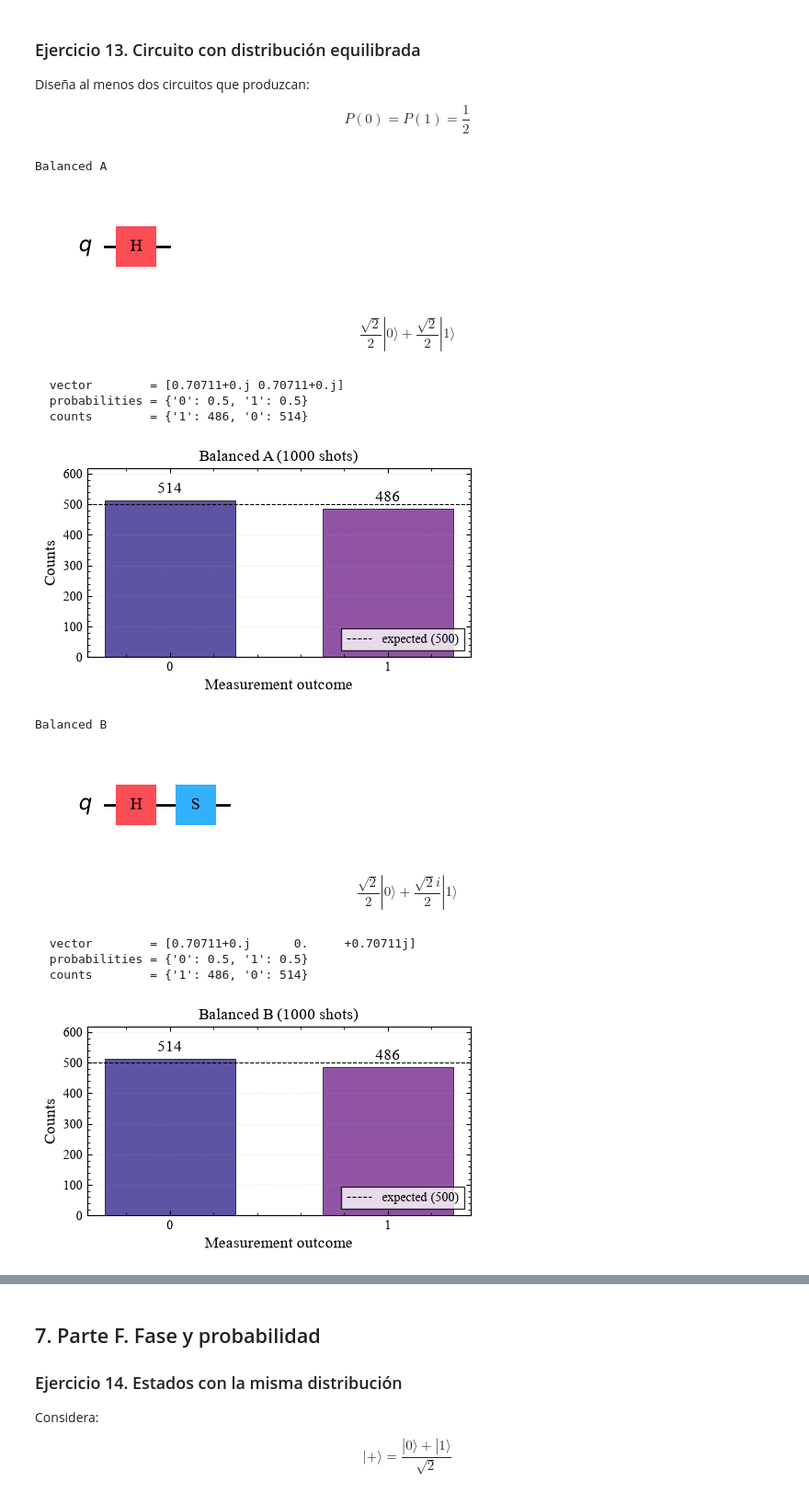
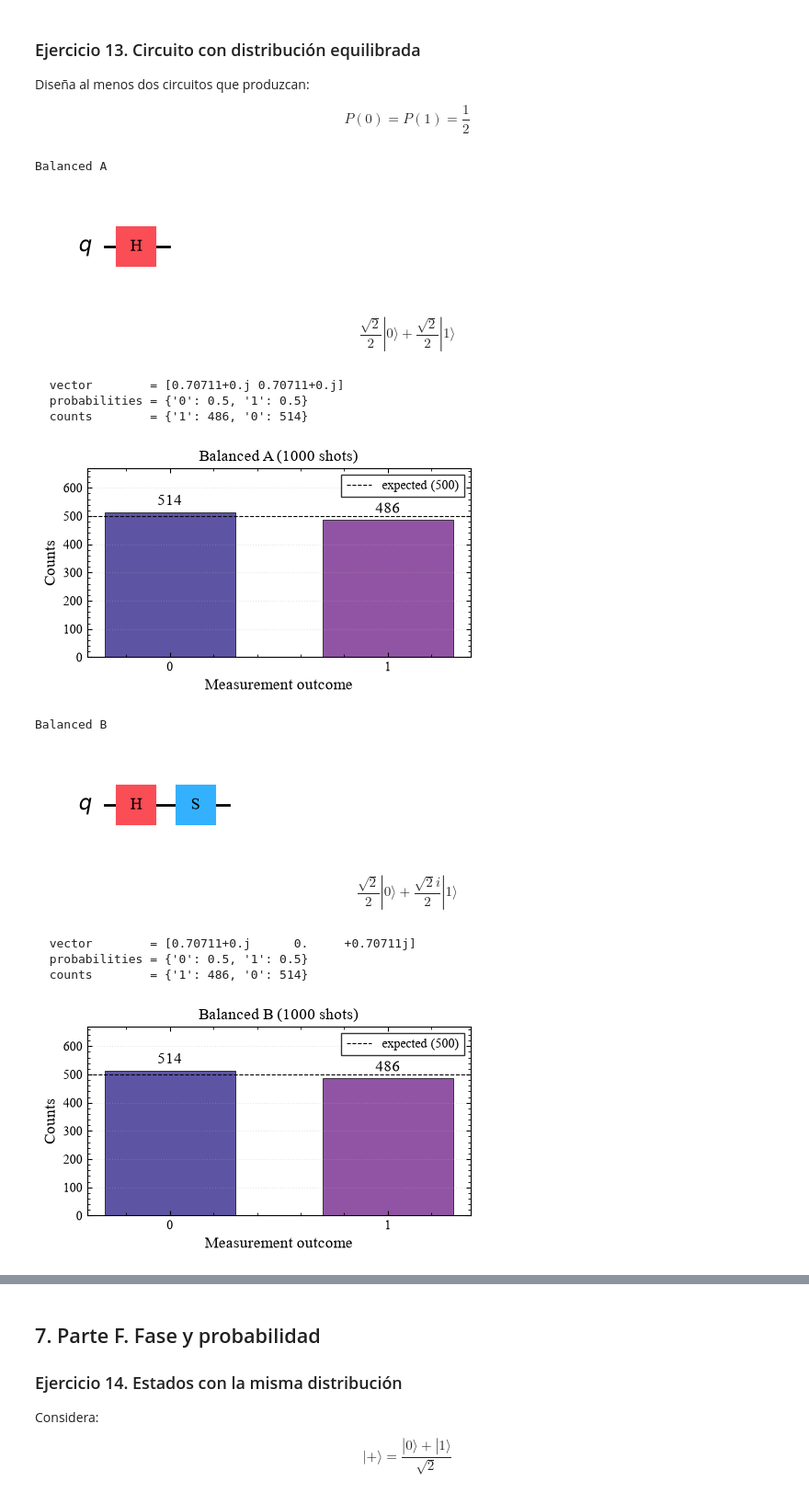
Before and after one commit to SashVqz/cocu, a Jupyter notebook: tema3/practica02.ipynb, the cells around one changed output, grey strips where cells are left out. Shown at 92% size. Saved outputs shown, nothing was run; the diff lists cells and outputs as text; code cells hidden in the pictures.

```diff
--- a/tema3/practica02.ipynb
+++ b/tema3/practica02.ipynb
@@ -862,11 +864,11 @@ $$
 # %%
 balancedCircuits = []
 
-qceA = QuantumCircuit(1)  # |+>
+qceA = QuantumCircuit(1)
 qceA.h(0)
 balancedCircuits.append(("Balanced A", qceA))
 
-qceB = QuantumCircuit(1)  # S|+> = |+i>
+qceB = QuantumCircuit(1)
 qceB.h(0)
 qceB.s(0)
 balancedCircuits.append(("Balanced B", qceB))
@@ -883,43 +885,43 @@ for name, qc in balancedCircuits:
     display(state.draw("latex"))
     print(f"  vector        = {state.data}")
     print(f"  probabilities = {probsDict(state)}")
     print(f"  counts        = {counts}")
 
     labels = sorted(counts)
     values = [counts[k] for k in labels]
 
     fig, ax = plt.subplots(figsize=(5, 3))
     bars = ax.bar(labels, values, color=[COLOR_TARGET, COLOR_PRED], width=0.6, edgecolor="black", linewidth=0.5)
     ax.axhline(500, color="black", linestyle="--", linewidth=0.8, label="expected (500)")
     ax.bar_label(bars, padding=3)
     ax.set_title(f"{name} (1000 shots)")
     ax.set_xlabel("Measurement outcome")
     ax.set_ylabel("Counts")
-    ax.set_ylim(0, max(values) * 1.2)
-    ax.legend(loc="lower right")
+    ax.set_ylim(0, max(values) * 1.3)
+    ax.legend(loc="upper right")
     ax.grid(True, axis="y", linestyle=":", alpha=0.3)
     plt.tight_layout()
     plt.show()
 
 stA, stB = balancedStates["Balanced A"], balancedStates["Balanced B"]
 print(f"same probabilities? {np.allclose(stA.probabilities(), stB.probabilities())}")
 print(f"same state?         {stA.equiv(stB)}")
 print(f"|<A|B>|             = {abs(np.vdot(stA.data, stB.data)):.5f}")
 # %% [output]
 Balanced A
 [figure]
 $$\frac{\sqrt{2}}{2} |0\rangle+\frac{\sqrt{2}}{2} |1\rangle$$
   vector        = [0.70711+0.j 0.70711+0.j]
   probabilities = {'0': 0.5, '1': 0.5}
   counts        = {'1': 486, '0': 514}
-[figure, old version]
+[figure, new version]
 Balanced B
 [figure]
 $$\frac{\sqrt{2}}{2} |0\rangle+\frac{\sqrt{2} i}{2} |1\rangle$$
   vector        = [0.70711+0.j      0.     +0.70711j]
   probabilities = {'0': 0.5, '1': 0.5}
   counts        = {'1': 486, '0': 514}
-[figure, old version]
+[figure, new version]
 same probabilities? True
 same state?         False
 |<A|B>|             = 0.70711
```
Also changed, not shown: parts of 22 cells of this notebook, 3 other files.
